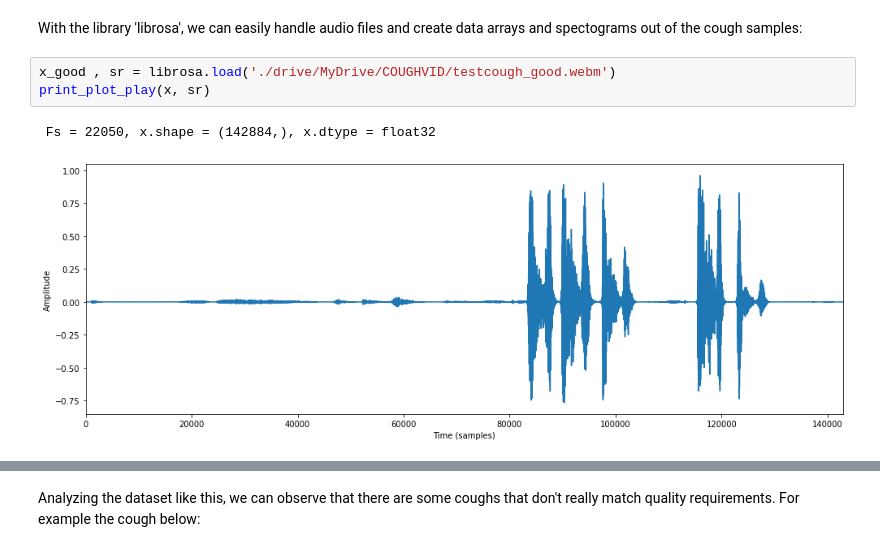
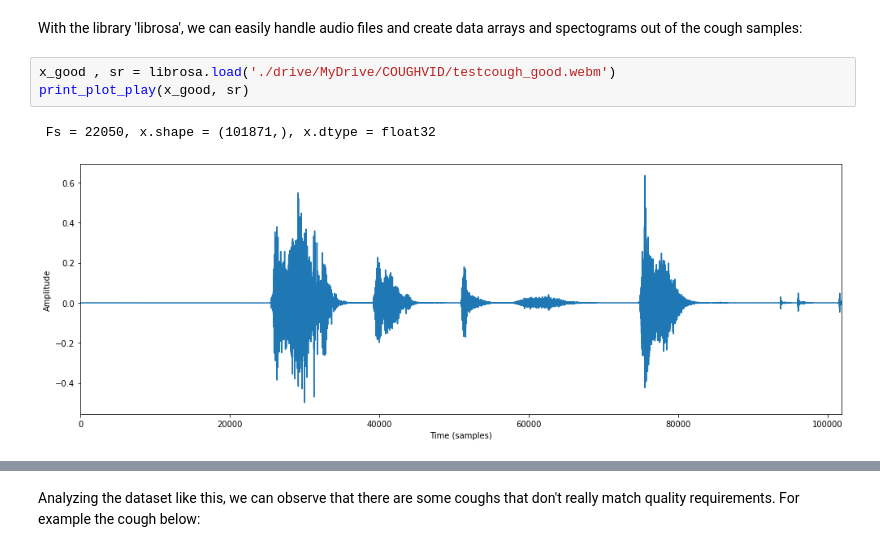
Before and after one commit to codingfabi/COUGHVID, a Jupyter notebook: Data_Preprocessing.ipynb, the cells around one changed output, grey strips where cells are left out. Saved outputs shown, nothing was run; the diff lists cells and outputs as text.

```diff
--- a/Data_Preprocessing.ipynb
+++ b/Data_Preprocessing.ipynb
@@ -84,10 +84,10 @@ def print_plot_play(x, Fs, text=''):
 With the library 'librosa', we can easily handle audio files and create data arrays and spectograms out of the cough samples:
 # %%
 x_good , sr = librosa.load('./drive/MyDrive/COUGHVID/testcough_good.webm')
-print_plot_play(x, sr)
+print_plot_play(x_good, sr)
 # %% [output]
- Fs = 22050, x.shape = (142884,), x.dtype = float32
+ Fs = 22050, x.shape = (101871,), x.dtype = float32
-[figure, old version]
+[figure, new version]
 [interactive output not drawn]
 # %% [markdown]
 Analyzing the dataset like this, we can observe that there are some coughs that don't really match quality requirements. For example the cough below:
```
